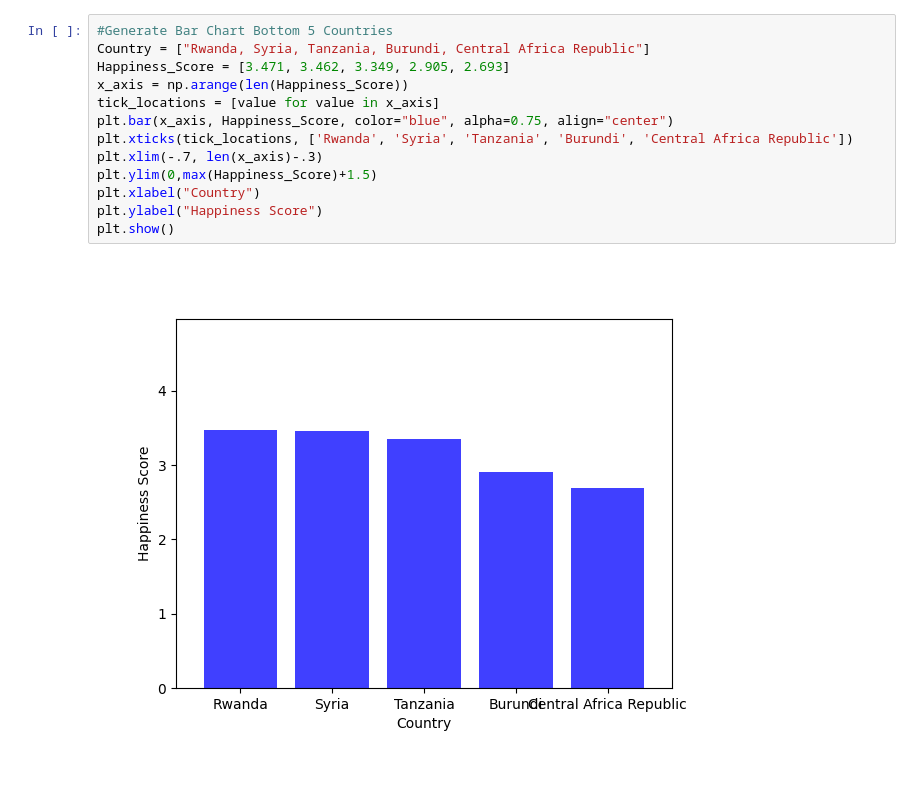
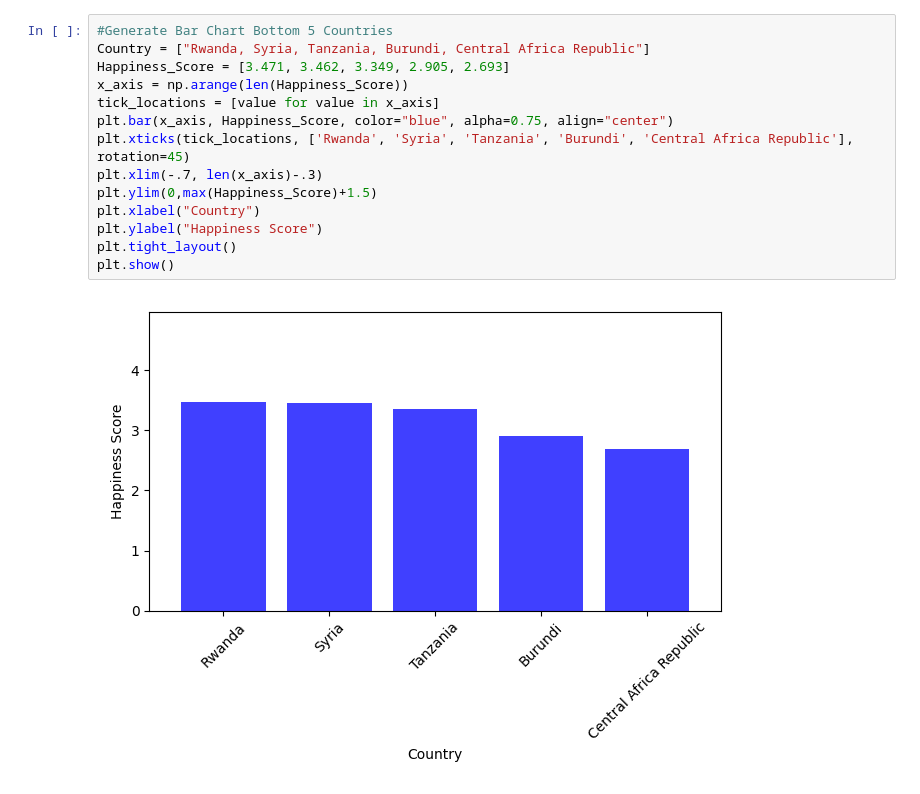
Before and after one commit to cmswart/Project1-Group1, a Jupyter notebook: Cassie.ipynb, the cells around one changed output. Saved outputs shown, nothing was run; the diff lists cells and outputs as text.

```diff
--- a/Cassie.ipynb
+++ b/Cassie.ipynb
@@ -47,15 +48,16 @@ plt.show()
 # %%
 #Generate Bar Chart Bottom 5 Countries
 Country = ["Rwanda, Syria, Tanzania, Burundi, Central Africa Republic"]
 Happiness_Score = [3.471, 3.462, 3.349, 2.905, 2.693]
 x_axis = np.arange(len(Happiness_Score))
 tick_locations = [value for value in x_axis]
 plt.bar(x_axis, Happiness_Score, color="blue", alpha=0.75, align="center")
-plt.xticks(tick_locations, ['Rwanda', 'Syria', 'Tanzania', 'Burundi', 'Central Africa Republic'])
+plt.xticks(tick_locations, ['Rwanda', 'Syria', 'Tanzania', 'Burundi', 'Central Africa Republic'], rotation=45)
 plt.xlim(-.7, len(x_axis)-.3)
 plt.ylim(0,max(Happiness_Score)+1.5)
 plt.xlabel("Country")
 plt.ylabel("Happiness Score")
+plt.tight_layout()
 plt.show()
 # %% [output]
-[figure, old version]
+[figure, new version]
```
Also changed, not shown: parts of 2 cells of this notebook.
